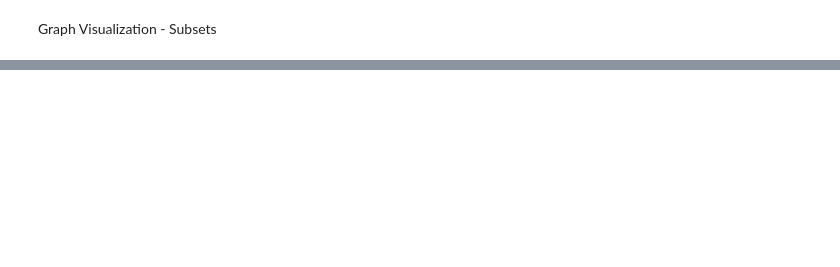
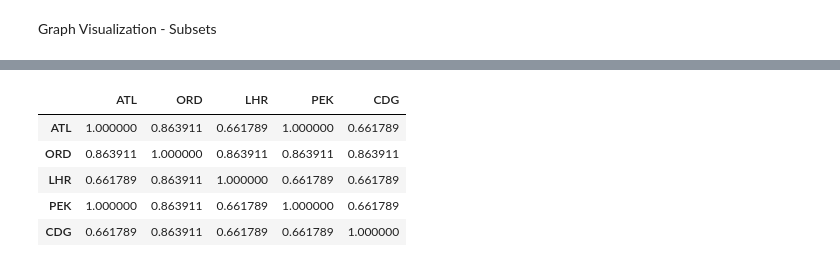
Before and after one commit to t-h24/cs-3943-visualization-proj, a Jupyter notebook: visualization.ipynb, the cells around one changed output, grey strips where cells are left out. Drawn from its saved outputs; the diff is of its cells as text; code cells hidden in the pictures; blank space fills up the shorter version.

```diff
--- a/visualization.ipynb
+++ b/visualization.ipynb
@@ -419,0 +559,41 @@ url
+# %%
+n = 15
+
+# Create correlation matrix comparing top n airports using the countries connected
+top_n_routes = pd.concat([filtered_routes_df['Source airport'], filtered_routes_df['Destination airport']]).value_counts().head(n).index
+
+# Filter the routes to only include the top 20 airports
+filtered_top_n_routes_df = filtered_routes_df[
+    filtered_routes_df['Source airport'].isin(top_n_airports) &
+    filtered_routes_df['Destination airport'].isin(top_n_airports)
+]
+
+# Drop everything but top n airports
+filtered_top_20_airports_df = annot_airports_df[annot_airports_df['IATA'].isin(top_n_airports)]
+
+# Create a matrix of the countries connected by the top n airports
+# Rows = top n airports, columns = countries
+correlation_matrix = pd.DataFrame(index=top_n_airports, columns=annot_airports_df['Country'].unique())
+
+# Fill the matrix with 1 if the airport is connected to the country, 0 otherwise
+for airport in top_n_airports:
+    connected_countries = filtered_top_n_routes_df[filtered_top_n_routes_df['Source airport'] == airport]['Destination airport']
+    for country in correlation_matrix.columns:
+        correlation_matrix.at[airport, country] = 1 if country in annot_airports_df[annot_airports_df['IATA'].isin(connected_countries)]['Country'].values else 0
+
+# Swap rows and columns
+correlation_matrix = correlation_matrix.transpose()
+
+# Find correlation between the top n airports
+correlation_matrix = correlation_matrix.astype(int)
+correlation_matrix = correlation_matrix.corr()
+
+
+display(correlation_matrix)
+# %% [output]
+|  | ATL | ORD | LHR | PEK | CDG |
+| ATL | 1.000000 | 0.863911 | 0.661789 | 1.000000 | 0.661789 |
+| ORD | 0.863911 | 1.000000 | 0.863911 | 0.863911 | 0.863911 |
+| LHR | 0.661789 | 0.863911 | 1.000000 | 0.661789 | 0.661789 |
+| PEK | 1.000000 | 0.863911 | 0.661789 | 1.000000 | 0.661789 |
+| CDG | 0.661789 | 0.863911 | 0.661789 | 0.661789 | 1.000000 |
```
Also changed, not shown: parts of 20 cells of this notebook.
